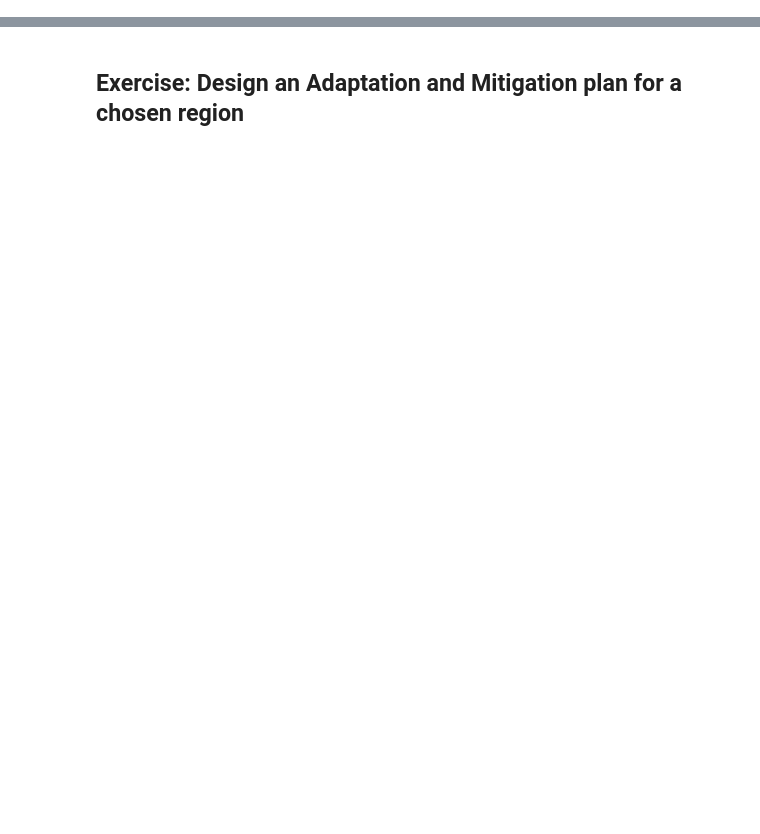
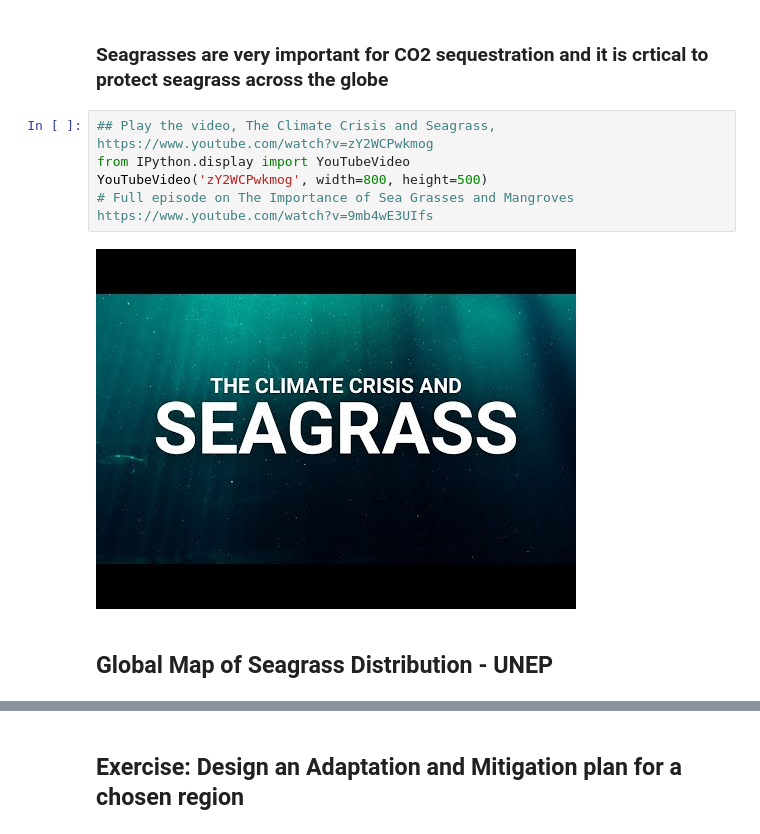
Before and after one commit to PHI-Case-Studies/2024-Climate-Heat-Stress, a Jupyter notebook: NB04-Adaptation-and-Migitation-Strategies.ipynb, the cells around one changed output, grey strips where cells are left out. Cells and saved outputs as stored; diff of their text form; blank space fills up the shorter version.

```diff
--- a/NB04-Adaptation-and-Migitation-Strategies.ipynb
+++ b/NB04-Adaptation-and-Migitation-Strategies.ipynb
@@ -4,0 +23,11 @@
+# %% [markdown]
+### Seagrasses are very important for CO2 sequestration and it is crtical to protect seagrass across the globe
+# %%
+## Play the video, The Climate Crisis and Seagrass,  https://www.youtube.com/watch?v=zY2WCPwkmog
+from IPython.display import YouTubeVideo
+YouTubeVideo('zY2WCPwkmog', width=800, height=500)
+# Full episode on The Importance of Sea Grasses and Mangroves https://www.youtube.com/watch?v=9mb4wE3UIfs
+# %% [output]
+[figure, added]
+# %% [markdown]
+## Global Map of Seagrass Distribution - UNEP
```
Also changed, not shown: parts of 45 cells of this notebook, 4 other files.
